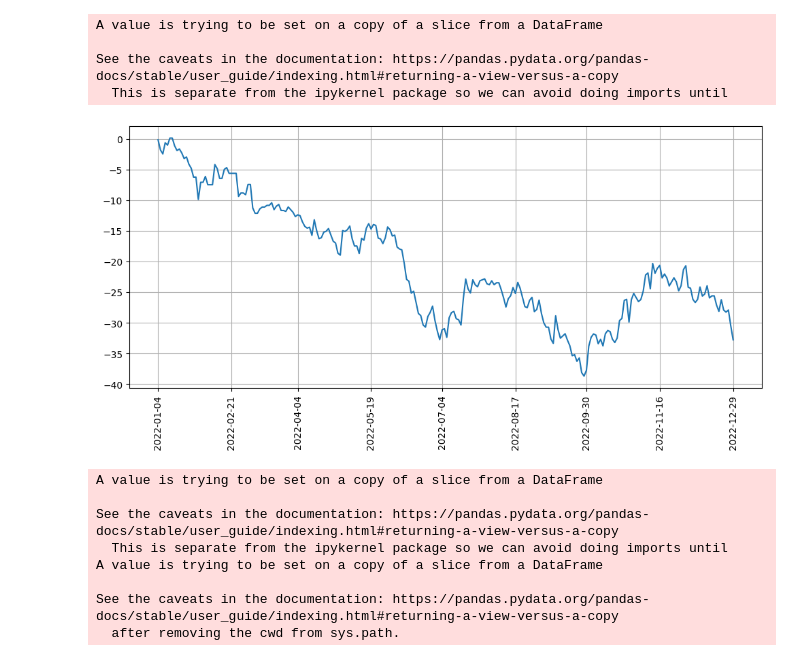
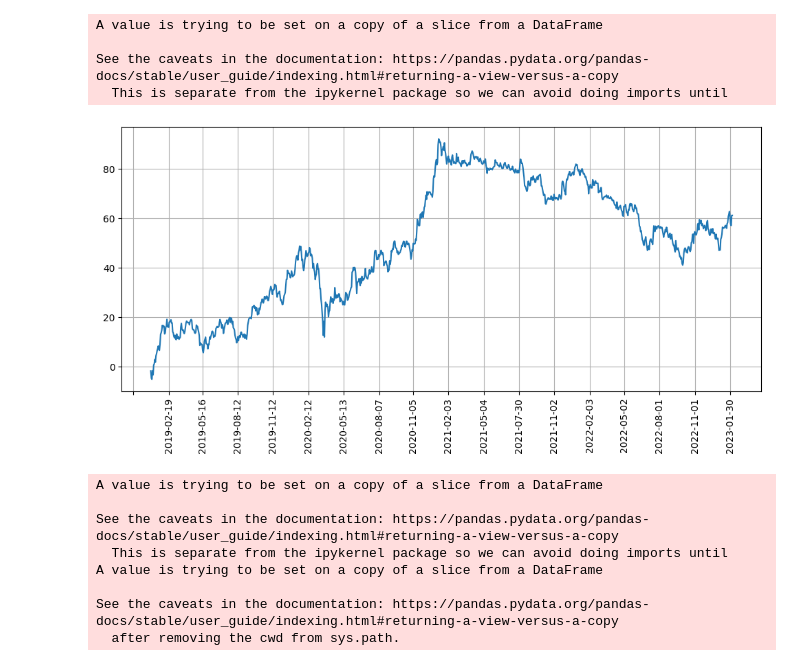
Before and after one commit to ozingmw/RL_finance, a Jupyter notebook: data_refine.ipynb, the cells around one changed output. Drawn from its saved outputs; the diff is of its cells as text; code cells hidden in the pictures.

```diff
--- a/data_refine.ipynb
+++ b/data_refine.ipynb
@@ -11,9 +11,8 @@ pd.set_option('display.width', 1000)
 # %%
 yf.pdr_override()
 # %%
-start = '2022-01-01'
-end = '2022-12-31'
-data = pdr.get_data_yahoo('005930.KS', start=start, end=end)
+start = '2019-01-01'
+data = pdr.get_data_yahoo('005930.KS', start=start)
 data.drop('Adj Close', axis=1, inplace=True)
 # %% [output]
 [*********************100%***********************]  1 of 1 completed
@@ -35,13 +34,13 @@ See the caveats in the documentation: https://pandas.pydata.org/pandas-docs/stab
 # %%
 plt.figure(figsize=(12, 5))
 plt.plot(data.index, data['Rate'].cumsum())
 plt.grid()
 plt.xticks(rotation=90)
 ax = plt.gca()
-ax.xaxis.set_major_locator(dates.MonthLocator(interval=1))
+ax.xaxis.set_major_locator(dates.MonthLocator(interval=2))
 plt.show()
 # %% [output]
-[figure, old version]
+[figure, new version]
 # %%
 window_size = 20
 data_rolling = data['Close'].rolling(window_size, min_periods=1)
```
Also changed, not shown: parts of 8 cells of this notebook.
